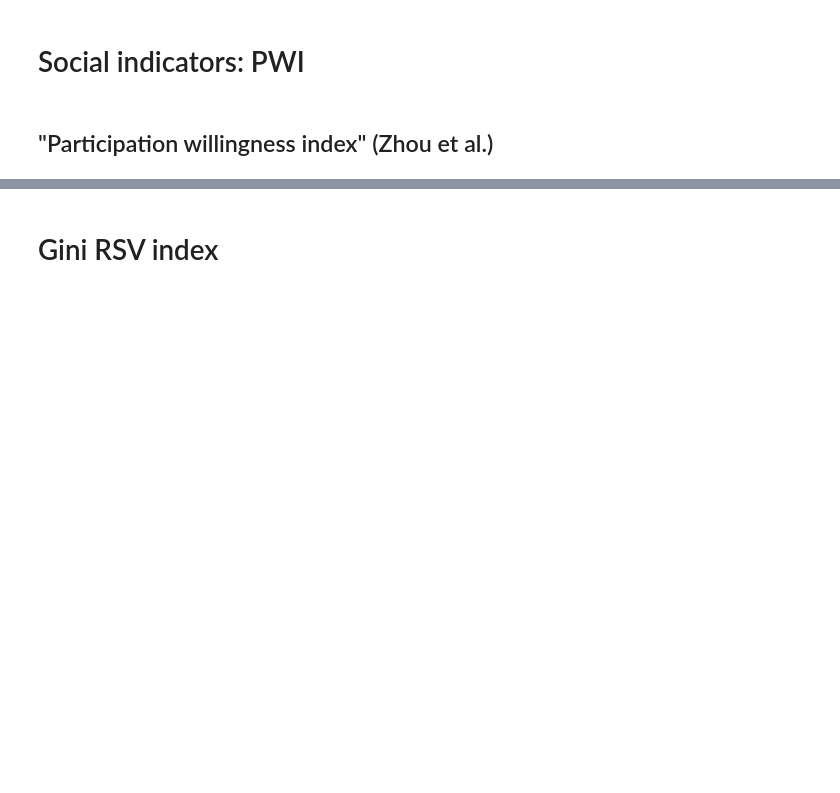
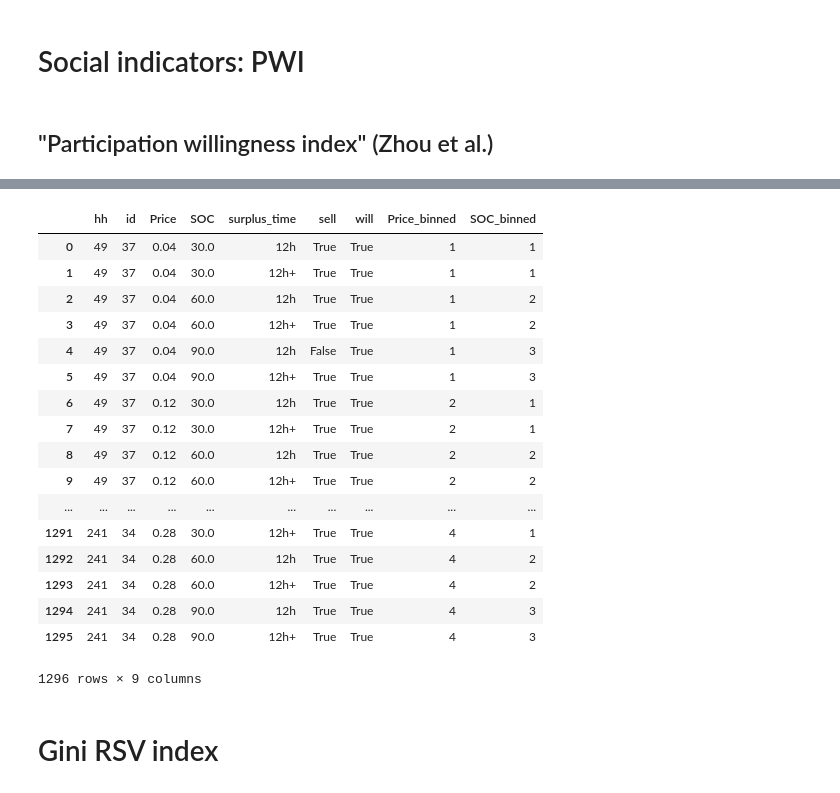
Before and after one commit to alefunxo/Solar_communities, a Jupyter notebook: src/flexible_P3.ipynb, the cells around one changed output, grey strips where cells are left out. Cells and saved outputs as stored; diff of their text form; code cells hidden in the pictures; blank space fills up the shorter version.

```diff
--- a/src/flexible_P3.ipynb
+++ b/src/flexible_P3.ipynb
@@ -546,3 +598,24 @@ PWI
+# %%
+df_bhv_paired
+# %% [output]
+|  | hh | id | Price | SOC | surplus_time | sell | will | Price_binned | SOC_binned |
+| 0 | 49 | 37 | 0.04 | 30.0 | 12h | True | True | 1 | 1 |
+| 1 | 49 | 37 | 0.04 | 30.0 | 12h+ | True | True | 1 | 1 |
+| 2 | 49 | 37 | 0.04 | 60.0 | 12h | True | True | 1 | 2 |
+| 3 | 49 | 37 | 0.04 | 60.0 | 12h+ | True | True | 1 | 2 |
+| 4 | 49 | 37 | 0.04 | 90.0 | 12h | False | True | 1 | 3 |
+| 5 | 49 | 37 | 0.04 | 90.0 | 12h+ | True | True | 1 | 3 |
+| 6 | 49 | 37 | 0.12 | 30.0 | 12h | True | True | 2 | 1 |
+| 7 | 49 | 37 | 0.12 | 30.0 | 12h+ | True | True | 2 | 1 |
+| 8 | 49 | 37 | 0.12 | 60.0 | 12h | True | True | 2 | 2 |
+| 9 | 49 | 37 | 0.12 | 60.0 | 12h+ | True | True | 2 | 2 |
+| ... | ... | ... | ... | ... | ... | ... | ... | ... | ... |
+| 1291 | 241 | 34 | 0.28 | 30.0 | 12h+ | True | True | 4 | 1 |
+| 1292 | 241 | 34 | 0.28 | 60.0 | 12h | True | True | 4 | 2 |
+| 1293 | 241 | 34 | 0.28 | 60.0 | 12h+ | True | True | 4 | 2 |
+| 1294 | 241 | 34 | 0.28 | 90.0 | 12h | True | True | 4 | 3 |
+| 1295 | 241 | 34 | 0.28 | 90.0 | 12h+ | True | True | 4 | 3 |
+1296 rows × 9 columns
 # %% [markdown]
 # Gini RSV index
 # %%
```
Also changed, not shown: parts of 29 cells of this notebook, 6 other files.
